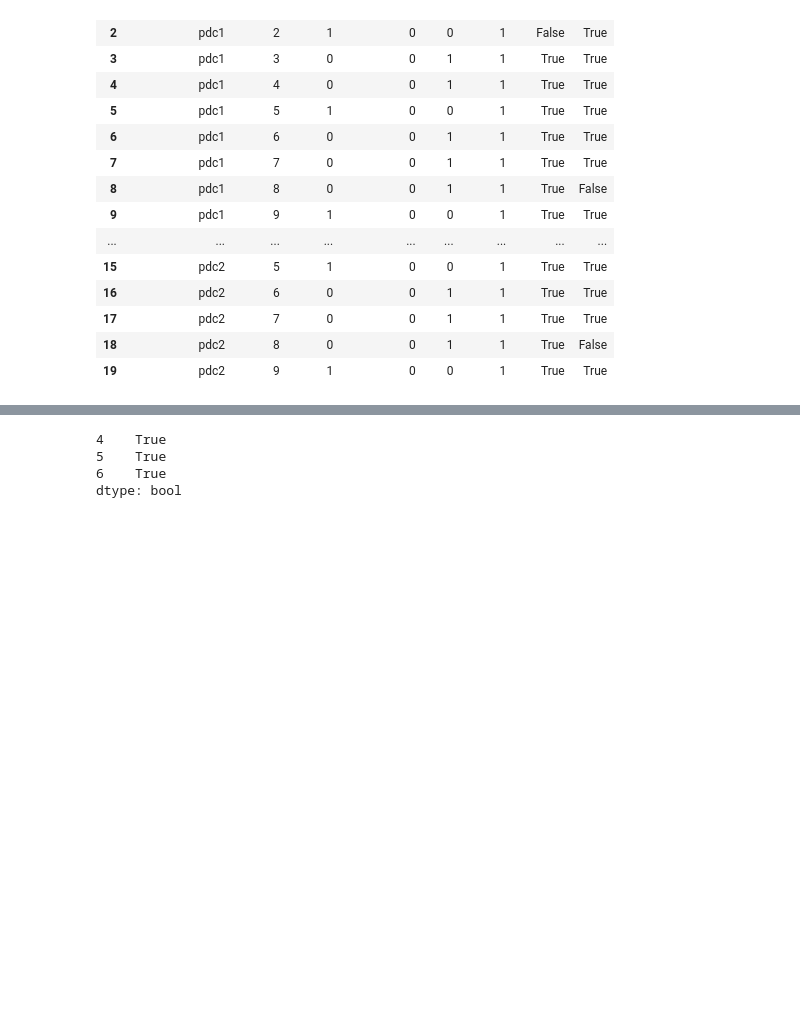
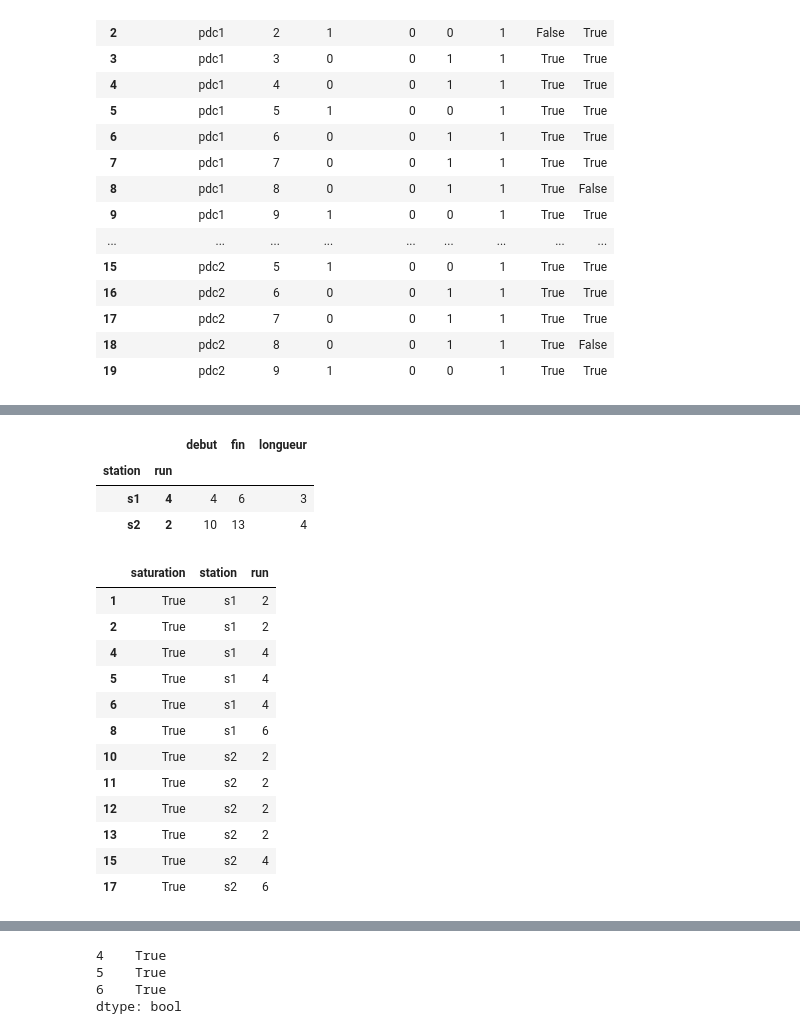
Before and after one commit to loco-labs/qualicharge-rtet, a Jupyter notebook: saturation/source/tests_saturation.ipynb, the cells around one changed output, grey strips where cells are left out. Saved outputs shown, nothing was run; the diff lists cells and outputs as text; code cells hidden in the pictures; blank space fills up the shorter version.

Commit message:
longue saturation

```diff
--- a/saturation/source/tests_saturation.ipynb
+++ b/saturation/source/tests_saturation.ipynb
@@ -321,3 +321,48 @@ debut, fin, longueur
+# %%
+df = pd.DataFrame({'saturation': [False, True, True, False, True, True, True, False, True,
+                                  False, True, True, True, True, False, True, False, True],
+                   'station': ['s1'] * 9 + ['s2'] * 9})
+
+groups = df["saturation"].ne(
+    df.groupby("station")["saturation"].shift()
+).groupby(df["station"]).cumsum()
+
+valid_groups = df[df["saturation"]].assign(run=groups[df["saturation"]])
+
+result = (
+    valid_groups.reset_index()
+       .groupby(["station", "run"])
+       .agg(
+           debut=("index", "first"),
+           fin=("index", "last"),
+           longueur=("index", "size"),
+       )
+)
+result = result.loc[
+    result.groupby(level=0)["longueur"].idxmax()
+]
+result
+# %% [output]
+|  |  | debut | fin | longueur |
+| station | run |  |  |  |
+| s1 | 4 | 4 | 6 | 3 |
+| s2 | 2 | 10 | 13 | 4 |
+# %%
+tmp
+# %% [output]
+|  | saturation | station | run |
+| 1 | True | s1 | 2 |
+| 2 | True | s1 | 2 |
+| 4 | True | s1 | 4 |
+| 5 | True | s1 | 4 |
+| 6 | True | s1 | 4 |
+| 8 | True | s1 | 6 |
+| 10 | True | s2 | 2 |
+| 11 | True | s2 | 2 |
+| 12 | True | s2 | 2 |
+| 13 | True | s2 | 2 |
+| 15 | True | s2 | 4 |
+| 17 | True | s2 | 6 |
 # %%
 grp, masque
 # %% [output]
```
Also changed, not shown: parts of 2 cells of this notebook.
